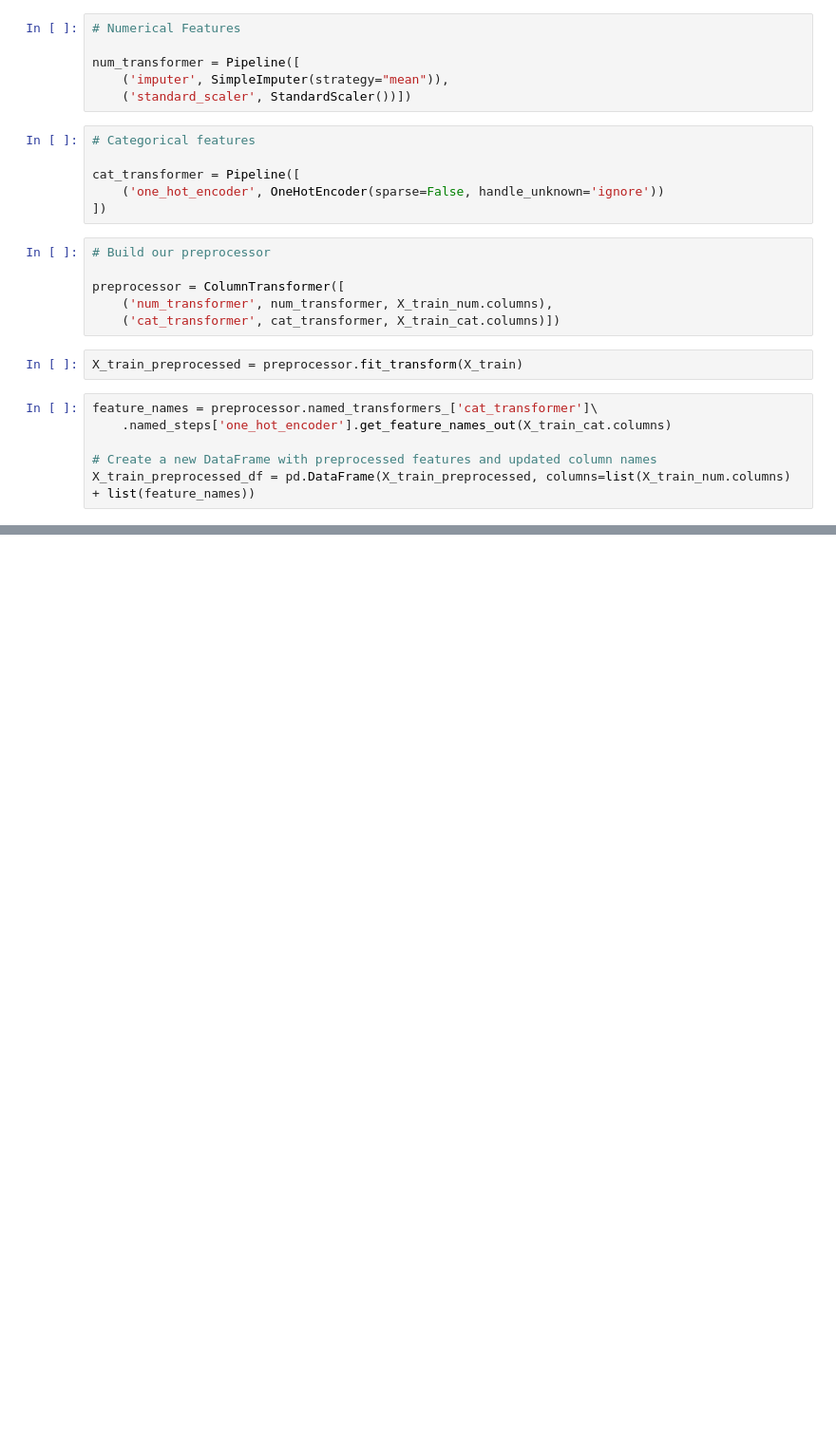
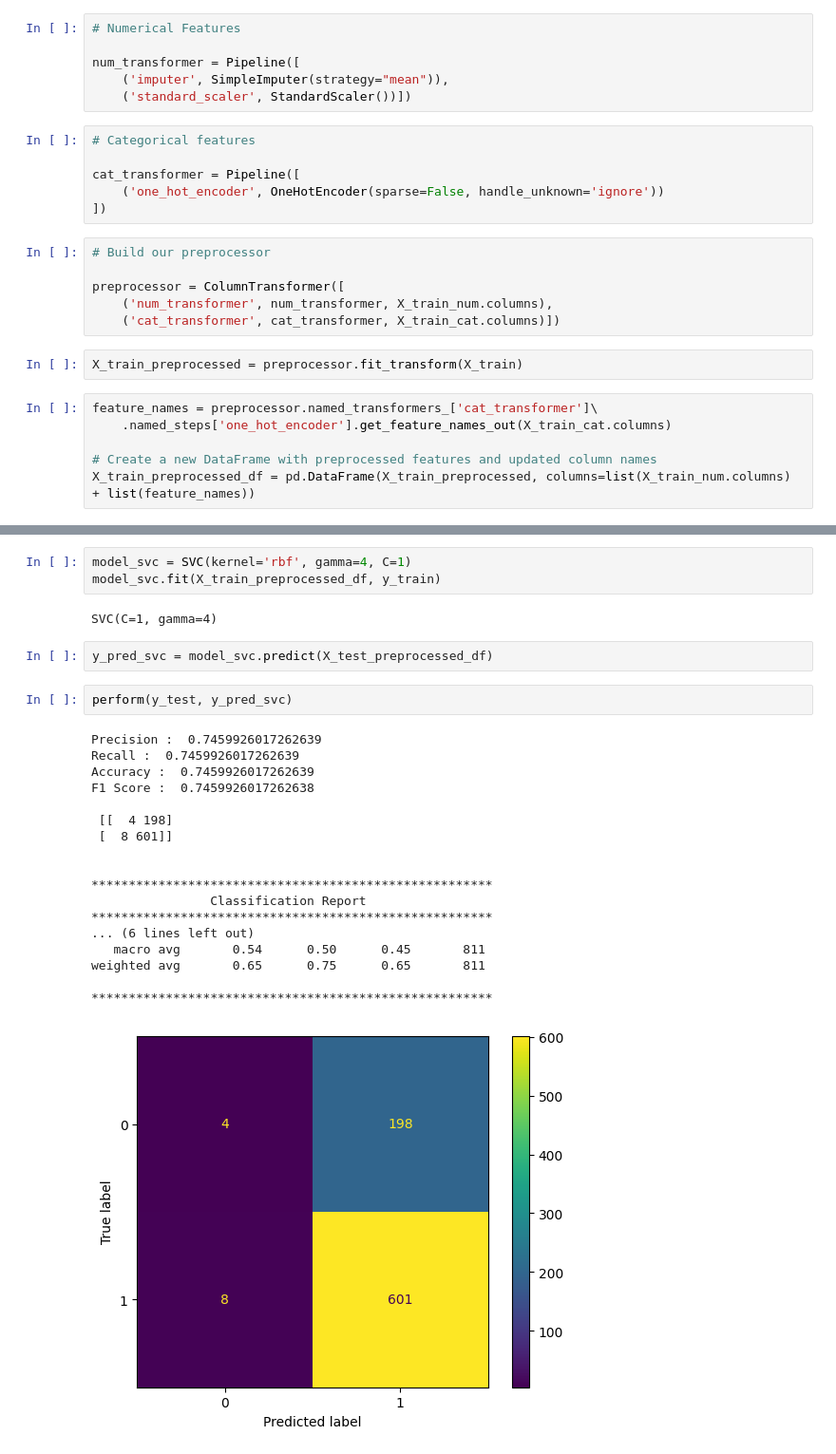
Before and after one commit to neylabelmaachi/schoolpred, a Jupyter notebook: notebooks/pipeline_preprocessing.ipynb, the cells around one changed output, grey strips where cells are left out. Shown: that part at 95% size. Cells and saved outputs as stored; diff of their text form; blank space fills up the shorter version.

```diff
--- a/notebooks/pipeline_preprocessing.ipynb
+++ b/notebooks/pipeline_preprocessing.ipynb
@@ -115,0 +204,28 @@ X_train_preprocessed_df.head()
+# %%
+model_svc = SVC(kernel='rbf', gamma=4, C=1)
+model_svc.fit(X_train_preprocessed_df, y_train)
+# %% [output]
+SVC(C=1, gamma=4)
+# %%
+y_pred_svc = model_svc.predict(X_test_preprocessed_df)
+# %%
+perform(y_test, y_pred_svc)
+# %% [output]
+Precision :  0.7459926017262639
+Recall :  0.7459926017262639
+Accuracy :  0.7459926017262639
+F1 Score :  0.7459926017262638
+
+ [[  4 198]
+ [  8 601]]
+
+
+******************************************************
+                Classification Report
+******************************************************
+... (6 lines left out)
+   macro avg       0.54      0.50      0.45       811
+weighted avg       0.65      0.75      0.65       811
+
+******************************************************
+[figure, added]
```
Also changed, not shown: parts of 16 cells of this notebook.
